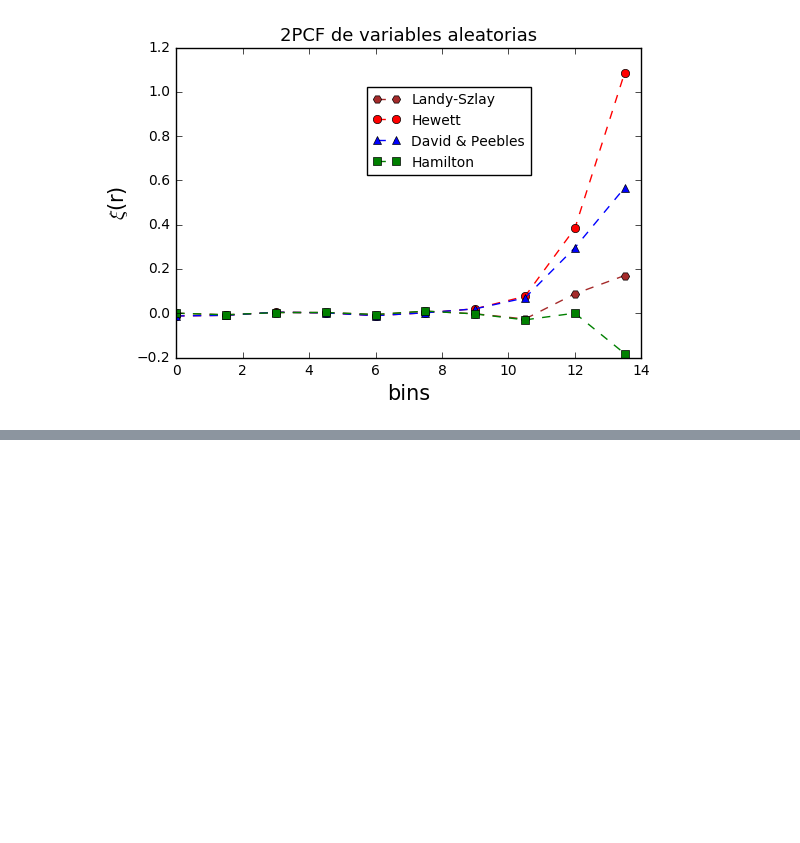
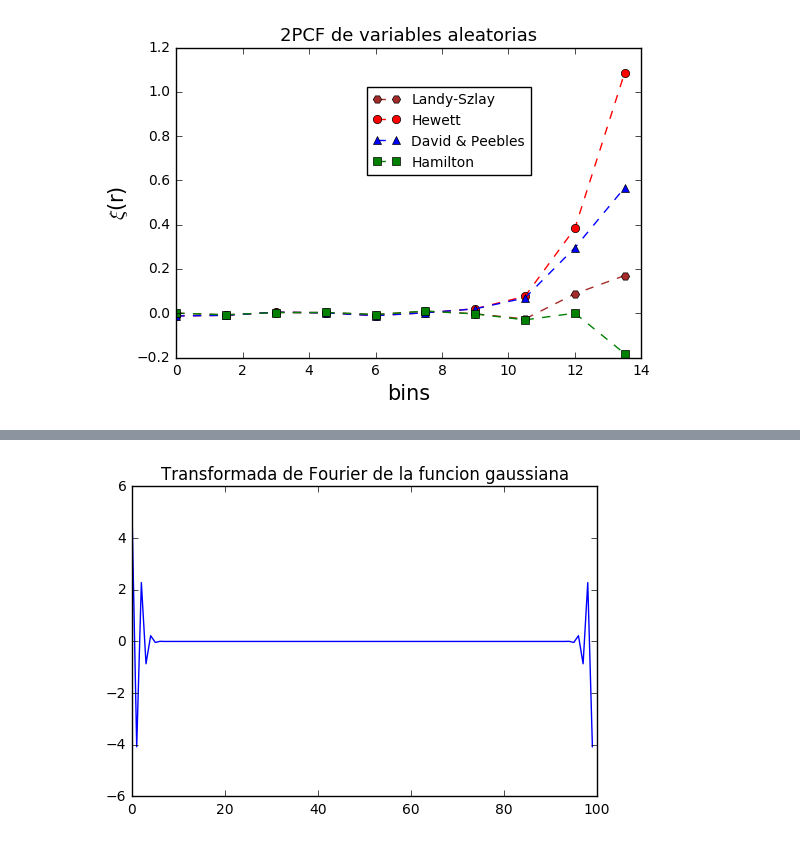
Before and after one commit to Xoca35/Semana-2, a Jupyter notebook: 2PCF.ipynb, the cells around one changed output, grey strips where cells are left out. Cells and saved outputs as stored; diff of their text form; code cells hidden in the pictures; blank space fills up the shorter version.

```diff
--- a/2PCF.ipynb
+++ b/2PCF.ipynb
@@ -181,0 +244,9 @@ plt.show()S
+# %%
+#Transformada fourier gaussiana
+
+FTy= FT(ygauss)
+plt.plot(FTy)
+plt.title('Transformada de Fourier de la funcion gaussiana')
+plt.show()
+# %% [output]
+[figure, added]
```
Also changed, not shown: parts of 15 cells of this notebook.
